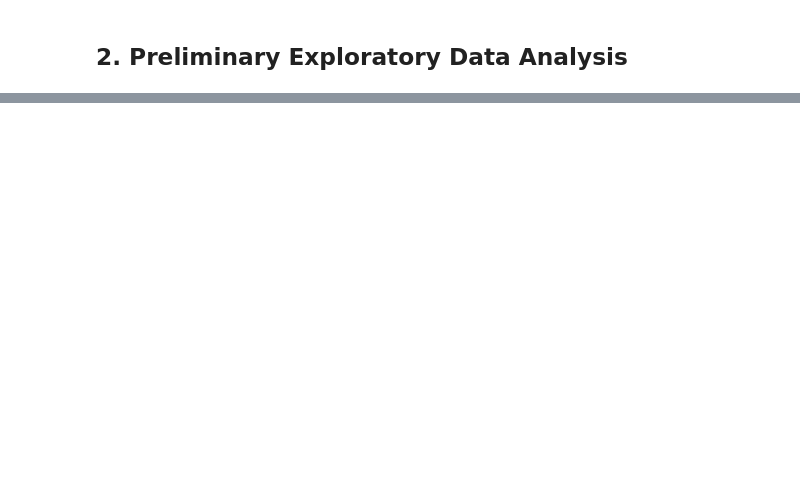
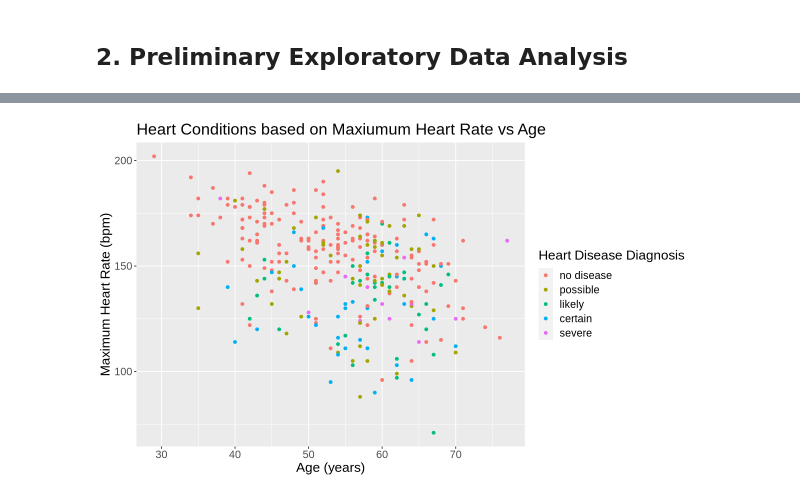
Before and after one commit to davidtheophine/dsci100-project, a Jupyter notebook: heart_disease_proposal.ipynb, the cells around one changed output, grey strips where cells are left out. Saved outputs shown, nothing was run; the diff lists cells and outputs as text; code cells hidden in the pictures; blank space fills up the shorter version.

Commit message:
Further improved visualization by removing 2 N/A rows for heart_condition
also decided upon 3 main visualizations, with a few worded comments here and there to explain process in wrangling.

```diff
--- a/heart_disease_proposal.ipynb
+++ b/heart_disease_proposal.ipynb
@@ -49,0 +82,21 @@ heart_disease
+# %%
+heart_disease <- heart_disease |>
+                mutate(heart_condition = as.factor(heart_condition)) |>
+                mutate(heart_condition = fct_recode(heart_condition,
+                                               "normal" = "3.0", "fixed defect" = "6.0",
+                                              "reversible defect" = "7.0"))
+heart_disease <- heart_disease |>
+                mutate(exercise_segment_slope = as.factor(exercise_segment_slope)) |>
+                mutate(exercise_segment_slope = fct_recode(exercise_segment_slope,
+                                               "unsloping" = "1", "flat" = "2",
+                                              "reversible defect" = "3"))
+heart_disease <- heart_disease |>
+                mutate(heart_disease_diagnosis = as.factor(heart_disease_diagnosis)) |>
+                mutate(heart_disease_diagnosis = fct_recode(heart_disease_diagnosis,
+                                               "no disease" = "0", "possible" = "1",
+                                              "likely" = "2", "certain" = "3", "severe" = "4"))
+
+heart_disease <- heart_disease |>
+                mutate(heart_disease_diagnosis = as.factor(heart_disease_diagnosis))
+
+heart_disease
@@ -55,0 +164,5 @@ heart_disease_train
+# %%
+heart_disease_train <- heart_disease_train |>
+            filter(heart_condition != "?")
+
+glimpse(heart_disease_train)
@@ -56,16 +180,18 @@ heart_disease_train
 # %%
 #Now it is time for visualization!
 #Let's see a few different plots to see what the relationships within the data are.
 
 options(repr.plot.width = 10, repr.plot.height = 6)
 age_vs_max_hr <- heart_disease_train |>
             ggplot(aes(x = age, y = max_hr, color = heart_disease_diagnosis)) +
             geom_point() +
             labs(title = "Heart Conditions based on Maxiumum Heart Rate vs Age",
                 x = "Age (years)", y = "Maximum Heart Rate (bpm)",
-                color = "Heart Disease Diagionsis") +
+                color = "Heart Disease Diagnosis") +
             theme(text = element_text(size = 16))
 
 age_vs_max_hr
+# %% [output]
+[figure, added]
 # %%
 options(repr.plot.width = 10, repr.plot.height = 6)
```
Also changed, not shown: parts of 11 cells of this notebook.
